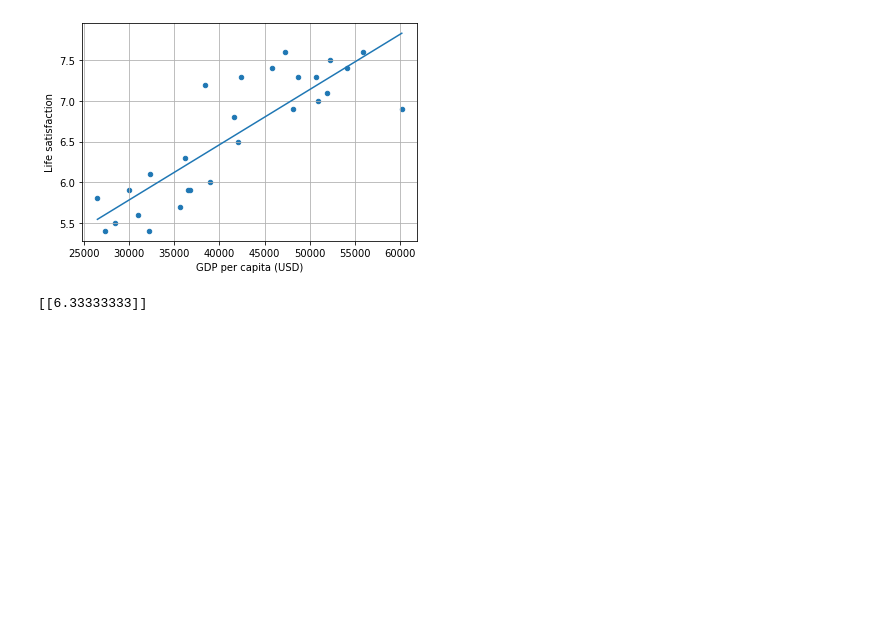
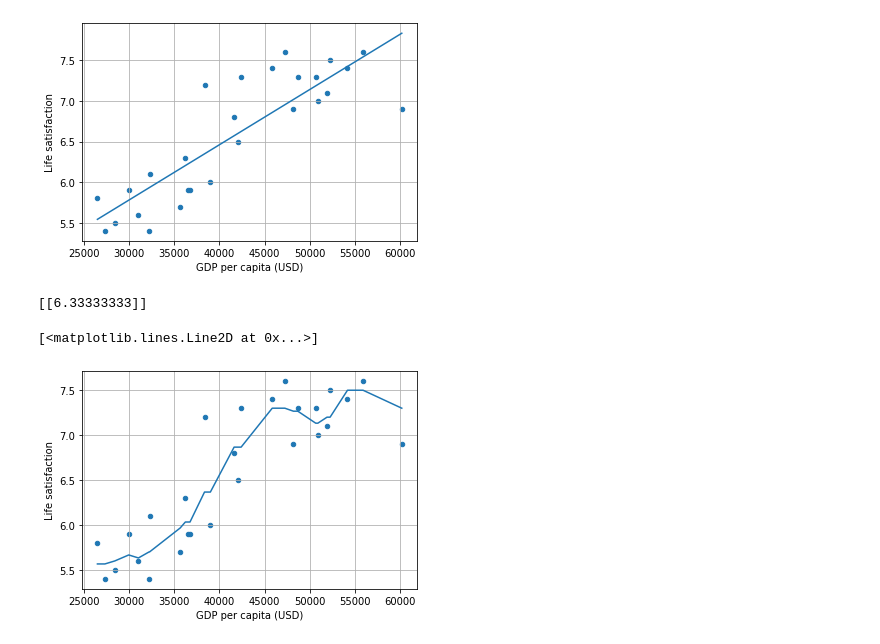
Before and after one commit to iupui-soic/pybootcamp, a Jupyter notebook: Nicole_Koshy_pybootcamp_Day1_2.ipynb, the cells around one changed output. Cells and saved outputs as stored; diff of their text form; code cells hidden in the pictures; blank space fills up the shorter version.

```diff
--- a/Nicole_Koshy_pybootcamp_Day1_2.ipynb
+++ b/Nicole_Koshy_pybootcamp_Day1_2.ipynb
@@ -19,6 +19,3 @@ plt.axis([23_500, 62_500, 4, 9])
 plt.show()
 # %% [output]
 [figure]
-# %%
-lifesat = pd.DataFrame(lifesat)
-lifesat.head()
@@ -49,19 +39,23 @@ plt.plot(X, model.predict(X))
 [<matplotlib.lines.Line2D at 0x...>]
 [figure]
 # %%
+X1 = lifesat[["GDP per capita (USD)"]].values
+y1 = lifesat[["Life satisfaction"]].values
+
 from sklearn.neighbors import KNeighborsRegressor
 model = KNeighborsRegressor(n_neighbors=3)
 
-model.fit(X, y)
+model.fit(X1, y1)
 
 # Make a prediction for Cyprus
-X_new = [[37_655.2]] # Cyprus' GDP per capita in 2020
-print(model.predict(X_new)) # output: [[6.30165767]]
+X_new1 = [[37_655.2]] # Cyprus' GDP per capita in 2020
+print(model.predict(X_new1)) # output: [[6.30165767]]
 # %% [output]
 [[6.33333333]]
 # %%
-# Visualize the data
 lifesat.plot(kind='scatter', grid=True,
 x="GDP per capita (USD)", y="Life satisfaction")
-plt.axis([23_500, 62_500, 4, 9])
-plt.show()
+plt.plot(X1, model.predict(X1))
+# %% [output]
+[<matplotlib.lines.Line2D at 0x...>]
+[figure, added]
```
Also changed, not shown: parts of 11 cells of this notebook.
